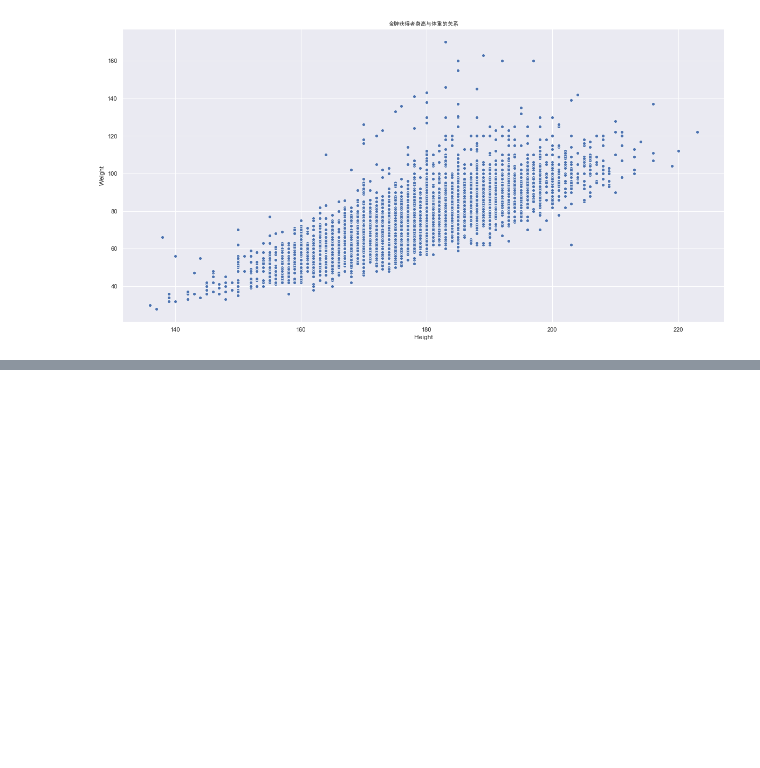
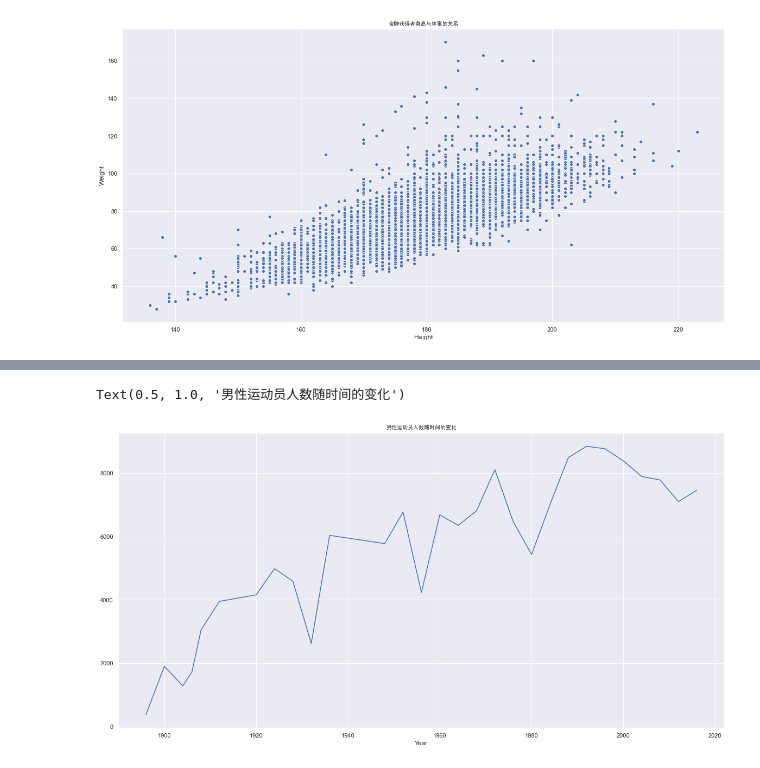
Before and after one commit to joydesigner/csdn-python, a Jupyter notebook: Olympic_DA/olympic_history/da.ipynb, the cells around one changed output, grey strips where cells are left out. Saved outputs shown, nothing was run; the diff lists cells and outputs as text; code cells hidden in the pictures; blank space fills up the shorter version.

Commit message:
update data analysis on olympic atheletes number by year

```diff
--- a/Olympic_DA/olympic_history/da.ipynb
+++ b/Olympic_DA/olympic_history/da.ipynb
@@ -242,3 +242,19 @@ notNullMedals.loc[notNullMedals['Weight'] > 160]
 | 39181 | 20144 | Andrey Ivanovich Chemerkin | M | 24.0 | 183.0 | 170.0 | Russia | RUS | 1996 Summer | 1996 | Summer | ... |
 | 268659 | 134407 | Leonid Ivanovych Zhabotynskiy | M | 26.0 | 189.0 | 163.0 | Soviet Union | URS | 1964 Summer | 1964 | Summer | ... |
 | 268660 | 134407 | Leonid Ivanovych Zhabotynskiy | M | 30.0 | 189.0 | 163.0 | Soviet Union | URS | 1968 Summer | 1968 | Summer | ... |
+# %%
+# 奥运会运动员随时间变化
+# 男女运动员数量的变化
+# 运动员年龄，体重，身高的变化
+
+MenOverTime = merged[(merged.Sex=='M') & (merged.Season=='Summer')]
+WomenOverTime = merged[(merged.Sex=='F') & (merged.Season=='Summer')]
+# %%
+MenOverTime.head()
+part = MenOverTime.groupby('Year')['Sex'].value_counts()
+plt.figure(figsize=(20, 10))
+part.loc[:, 'M'].plot()
+plt.title('男性运动员人数随时间的变化', FontProperties=myfont)
+# %% [output]
+Text(0.5, 1.0, '男性运动员人数随时间的变化')
+[figure, added]
```
Also changed, not shown: parts of 1 cell of this notebook.
